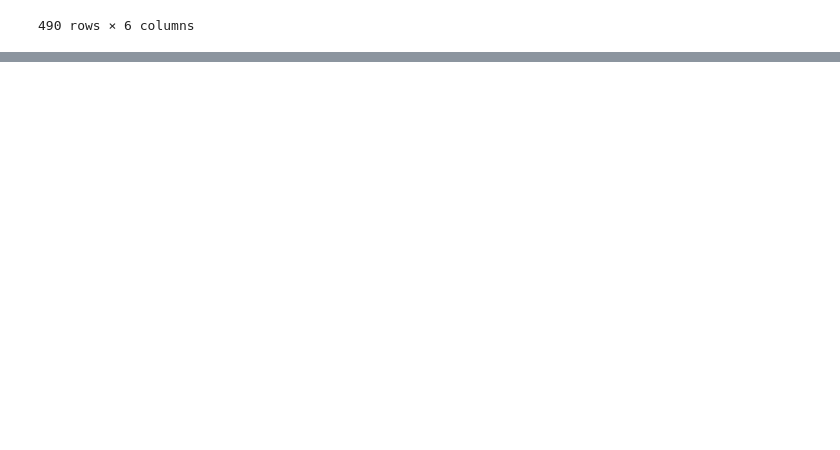
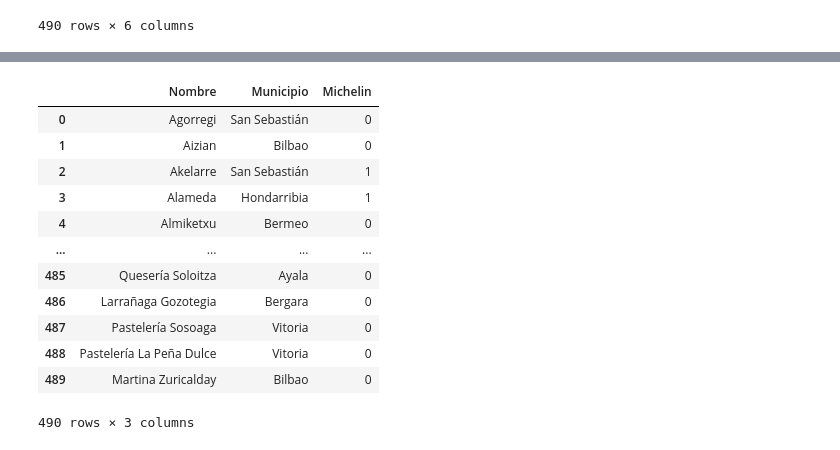
Before and after one commit to jlalonsoredon/desafio, a Jupyter notebook: limpieza_restaurante.ipynb, the cells around one changed output, grey strips where cells are left out. Saved outputs shown, nothing was run; the diff lists cells and outputs as text; code cells hidden in the pictures; blank space fills up the shorter version.

```diff
--- a/limpieza_restaurante.ipynb
+++ b/limpieza_restaurante.ipynb
@@ -186,0 +241,41 @@ df_restaurantes[["Nombre","Municipio","Descripcion", "Tipo de lugar", "Tipo comi
+# %%
+import re
+import unicodedata
+
+def normalize_text(value):
+    text = "" if pd.isna(value) else str(value)
+    text = unicodedata.normalize("NFKD", text).encode("ascii", "ignore").decode("utf-8")
+    text = text.lower().strip()
+    text = re.sub(r"\s+", " ", text)
+    return text
+
+def asignar_michelin(df, restaurantes_array):
+    municipio_candidates = ["Poblacion", "Población", "Municipio", "municipio", "poblacion"]
+    municipio_col = next((c for c in municipio_candidates if c in df.columns), None)
+    if municipio_col is None:
+        raise KeyError("No se encontro columna de poblacion/municipio en df_gastro")
+
+    df = df.copy()
+    df["Michelin"] = 0
+
+    match_keys = {
+        (normalize_text(item.get("nombre")), normalize_text(item.get("poblacion")))
+        for item in restaurantes_array
+    }
+
+    df_keys = pd.Series(
+        list(zip(df["Nombre"].map(normalize_text), df[municipio_col].map(normalize_text))),
+        index=df.index
+    )
+    df.loc[df_keys.isin(match_keys), "Michelin"] = 1
+
+    found_keys = set(df_keys[df["Michelin"] == 1].tolist())
+    for item in restaurantes_array:
+        key = (normalize_text(item.get("nombre")), normalize_text(item.get("poblacion")))
+        estado = "ENCONTRADO" if key in found_keys else "NO ENCONTRADO"
+        print(f"{estado}: {item.get('nombre')} - {item.get('poblacion')}")
+
+    return df
+
+df_gastro = asignar_michelin(df_gastro, restaurantesMichelin)
+df_gastro[["Nombre", "Michelin"]].head()
@@ -186,0 +306,16 @@ df_restaurantes[["Nombre","Municipio","Descripcion", "Tipo de lugar", "Tipo comi
+# %%
+df_gastro[["Nombre", "Municipio", "Michelin"]]
+# %% [output]
+|  | Nombre | Municipio | Michelin |
+| 0 | Agorregi | San Sebastián | 0 |
+| 1 | Aizian | Bilbao | 0 |
+| 2 | Akelarre | San Sebastián | 1 |
+| 3 | Alameda | Hondarribia | 1 |
+| 4 | Almiketxu | Bermeo | 0 |
+| ... | ... | ... | ... |
+| 485 | Quesería Soloitza | Ayala | 0 |
+| 486 | Larrañaga Gozotegia | Bergara | 0 |
+| 487 | Pastelería Sosoaga | Vitoria | 0 |
+| 488 | Pastelería La Peña Dulce | Vitoria | 0 |
+| 489 | Martina Zuricalday | Bilbao | 0 |
+490 rows × 3 columns
```
Also changed, not shown: parts of 16 cells of this notebook, 6 other files.
